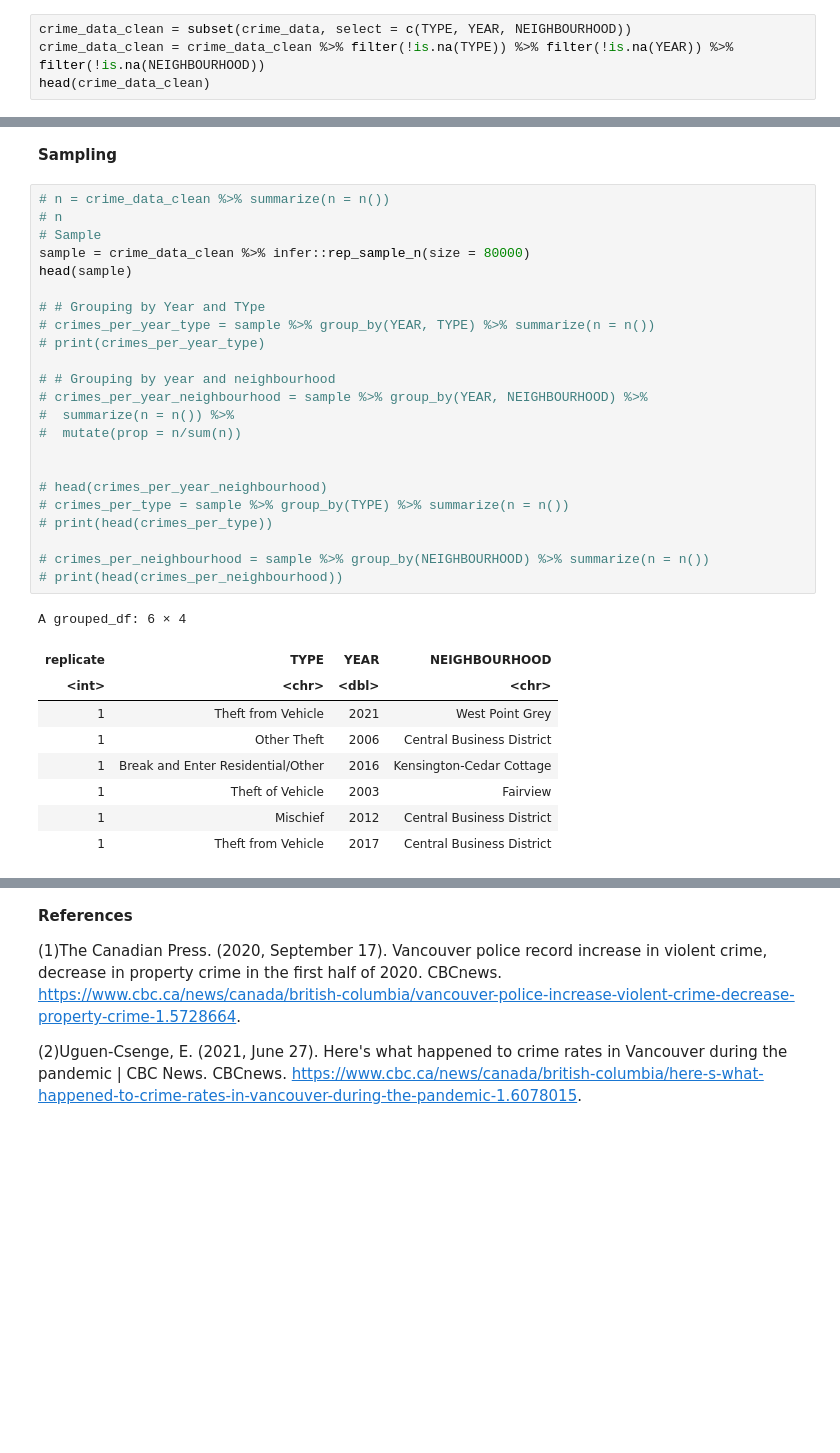
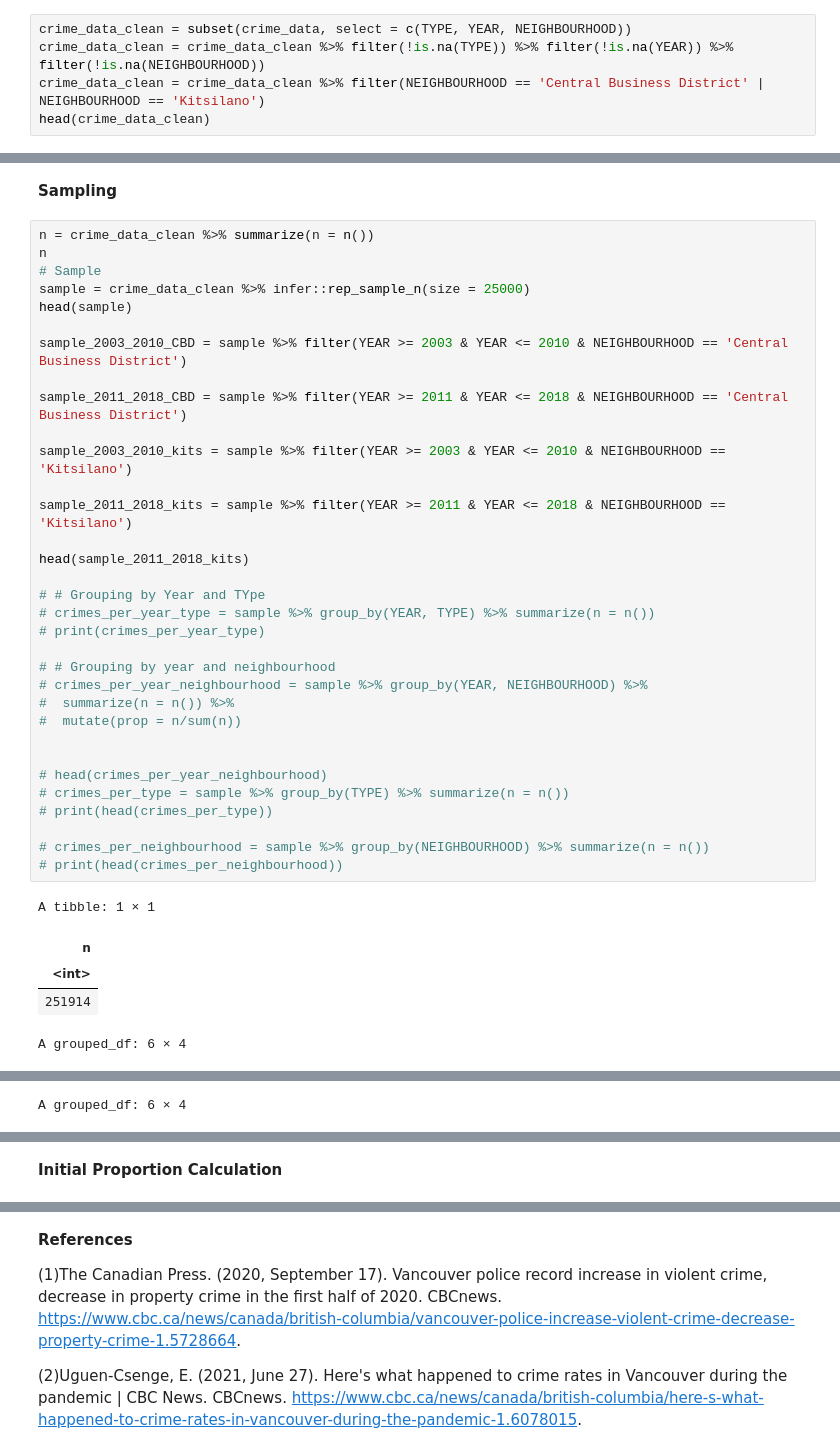
Before and after one commit to NicTavares/VancouverCrimeStats, a Jupyter notebook: vancouvercrime.ipynb, the cells around one changed output, grey strips where cells are left out. Cells and saved outputs as stored; diff of their text form; blank space fills up the shorter version.

```diff
--- a/vancouvercrime.ipynb
+++ b/vancouvercrime.ipynb
@@ -75,6 +75,7 @@ A tibble: 6 × 10
 # %%
 crime_data_clean = subset(crime_data, select = c(TYPE, YEAR, NEIGHBOURHOOD))
 crime_data_clean = crime_data_clean %>% filter(!is.na(TYPE)) %>% filter(!is.na(YEAR)) %>% filter(!is.na(NEIGHBOURHOOD))
+crime_data_clean = crime_data_clean %>% filter(NEIGHBOURHOOD == 'Central Business District' | NEIGHBOURHOOD == 'Kitsilano')
 head(crime_data_clean)
 # %% [output]
 A tibble: 6 × 3
@@ -122,35 +123,41 @@ print(Bike_Plot)
 # %% [markdown]
 **Sampling**
 # %%
-# n = crime_data_clean %>% summarize(n = n())
-# n
+n = crime_data_clean %>% summarize(n = n())
+n
 # Sample
-sample = crime_data_clean %>% infer::rep_sample_n(size = 80000)
+sample = crime_data_clean %>% infer::rep_sample_n(size = 25000)
 head(sample)
+
+sample_2003_2010_CBD = sample %>% filter(YEAR >= 2003 & YEAR <= 2010 & NEIGHBOURHOOD == 'Central Business District')
+
+sample_2011_2018_CBD = sample %>% filter(YEAR >= 2011 & YEAR <= 2018 & NEIGHBOURHOOD == 'Central Business District')
+
+sample_2003_2010_kits = sample %>% filter(YEAR >= 2003 & YEAR <= 2010 & NEIGHBOURHOOD == 'Kitsilano')
+
+sample_2011_2018_kits = sample %>% filter(YEAR >= 2011 & YEAR <= 2018 & NEIGHBOURHOOD == 'Kitsilano')
+
+head(sample_2011_2018_kits)
 
 # # Grouping by Year and TYpe
 # crimes_per_year_type = sample %>% group_by(YEAR, TYPE) %>% summarize(n = n())
 # print(crimes_per_year_type)
 
 # # Grouping by year and neighbourhood
 # crimes_per_year_neighbourhood = sample %>% group_by(YEAR, NEIGHBOURHOOD) %>%
 #  summarize(n = n()) %>%
 #  mutate(prop = n/sum(n))
 
 
 # head(crimes_per_year_neighbourhood)
 # crimes_per_type = sample %>% group_by(TYPE) %>% summarize(n = n())
 # print(head(crimes_per_type))
 
 # crimes_per_neighbourhood = sample %>% group_by(NEIGHBOURHOOD) %>% summarize(n = n())
 # print(head(crimes_per_neighbourhood))
 # %% [output]
-A grouped_df: 6 × 4
+A tibble: 1 × 1
-| replicate | TYPE | YEAR | NEIGHBOURHOOD |
-| <int> | <chr> | <dbl> | <chr> |
-| 1 | Theft from Vehicle | 2021 | West Point Grey |
-| 1 | Other Theft | 2006 | Central Business District |
-| 1 | Break and Enter Residential/Other | 2016 | Kensington-Cedar Cottage |
-| 1 | Theft of Vehicle | 2003 | Fairview |
-| 1 | Mischief | 2012 | Central Business District |
-| 1 | Theft from Vehicle | 2017 | Central Business District |
+| n |
+| <int> |
+| 251914 |
+A grouped_df: 6 × 4
@@ -156,0 +172 @@ A grouped_df: 6 × 4
+A grouped_df: 6 × 4
@@ -156,0 +181,2 @@ A grouped_df: 6 × 4
+# %% [markdown]
+**Initial Proportion Calculation**
```
Also changed, not shown: parts of 4 cells of this notebook, 1 other file.
